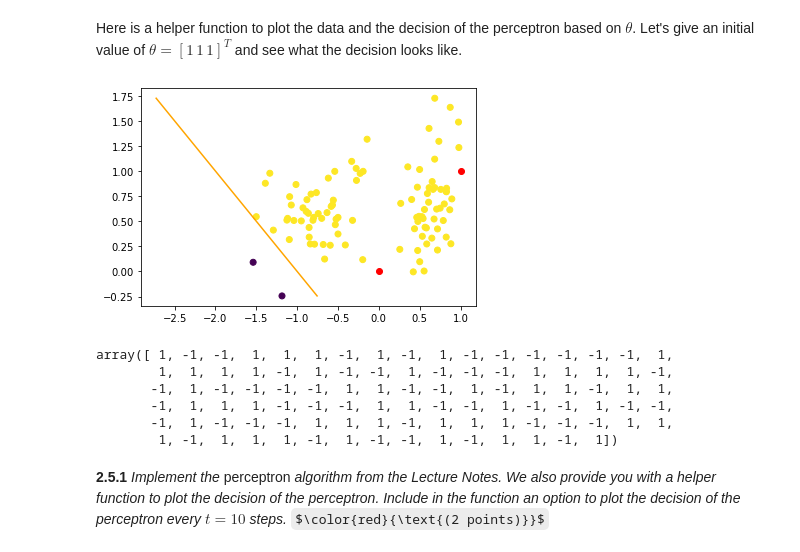
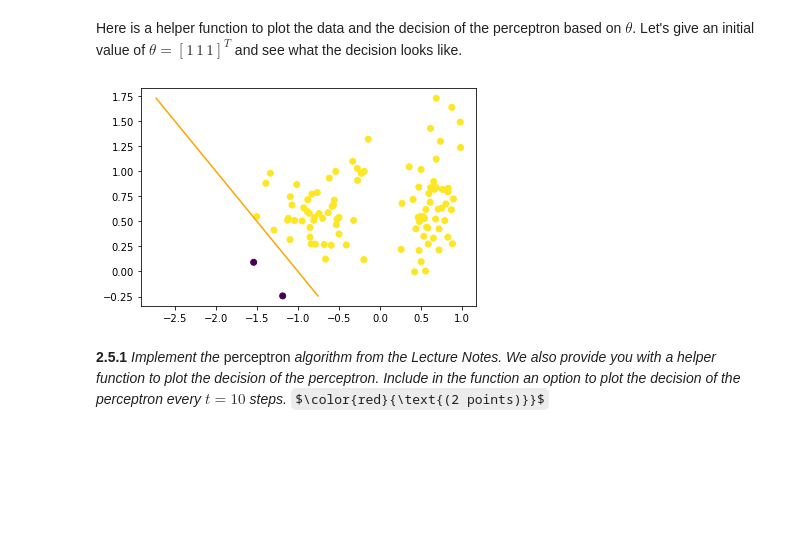
Before and after one commit to rafaelweinert/DD1420_ML_Excercises, a Jupyter notebook: DD1420_HT23_Ex2_STUDENT_VERSION_v3.ipynb, the cells around one changed output. Cells and saved outputs as stored; diff of their text form; code cells hidden in the pictures; some formulas as TeX source; blank space fills up the shorter version.

```diff
--- a/DD1420_HT23_Ex2_STUDENT_VERSION_v3.ipynb
+++ b/DD1420_HT23_Ex2_STUDENT_VERSION_v3.ipynb
@@ -670,36 +675,27 @@ Here is a helper function to plot the data and the decision of the perceptron ba
 # %%
 import numpy as np
 def plot_perceptron(xs,w,t):
   """ input: xs data
              w = parameters [b w1 w2]
              t = figure handle
   """
   b, w1, w2 = w
   xs_hom = np.concatenate([np.ones(shape=[len(xs), 1]), xs], axis=1)
   yy = np.linspace(np.min(xs[:, 1]), np.max(xs[:, 1]), 20)
   xx = (w2 * yy + b)/(-w1)
 
   plt.figure(t)
   plt.plot(xx, yy, color="orange")
   prediction = xs_hom @ w
   class_membership = np.sign(prediction)
   plt.scatter(x=xs[:, 0], y=xs[:, 1], c=class_membership)
-  plt.scatter(x=[0, w1], y = [0, w2], c = 'red')
+  #plt.scatter(x=[0, w1], y = [0, w2], c = 'red')
   plt.show()
 t = plt.figure()
 w0 = np.ones(2 + 1)
 plot_perceptron(xs,w0,t)
 # %% [output]
-[figure, old version]
+[figure, new version]
-# %%
-ys
-# %% [output]
-array([ 1, -1, -1,  1,  1,  1, -1,  1, -1,  1, -1, -1, -1, -1, -1, -1,  1,
-        1,  1,  1,  1, -1,  1, -1, -1,  1, -1, -1, -1,  1,  1,  1,  1, -1,
-       -1,  1, -1, -1, -1, -1,  1,  1, -1, -1,  1, -1,  1,  1, -1,  1,  1,
-       -1,  1,  1,  1, -1, -1, -1,  1,  1, -1, -1,  1, -1, -1,  1, -1, -1,
-       -1,  1, -1, -1, -1,  1,  1,  1, -1,  1,  1,  1, -1, -1, -1,  1,  1,
-        1, -1,  1,  1,  1, -1,  1, -1, -1,  1, -1,  1,  1, -1,  1])
 # %% [markdown]
 **2.5.1** *Implement the* perceptron *algorithm from the Lecture Notes. We also provide you with a helper function to plot the decision of the perceptron. Include in the function an option to plot the decision of the perceptron every $t=10$ steps.* $\color{red}{\text{(2 points)}}$
 # %%
```
Also changed, not shown: parts of 9 cells of this notebook.
